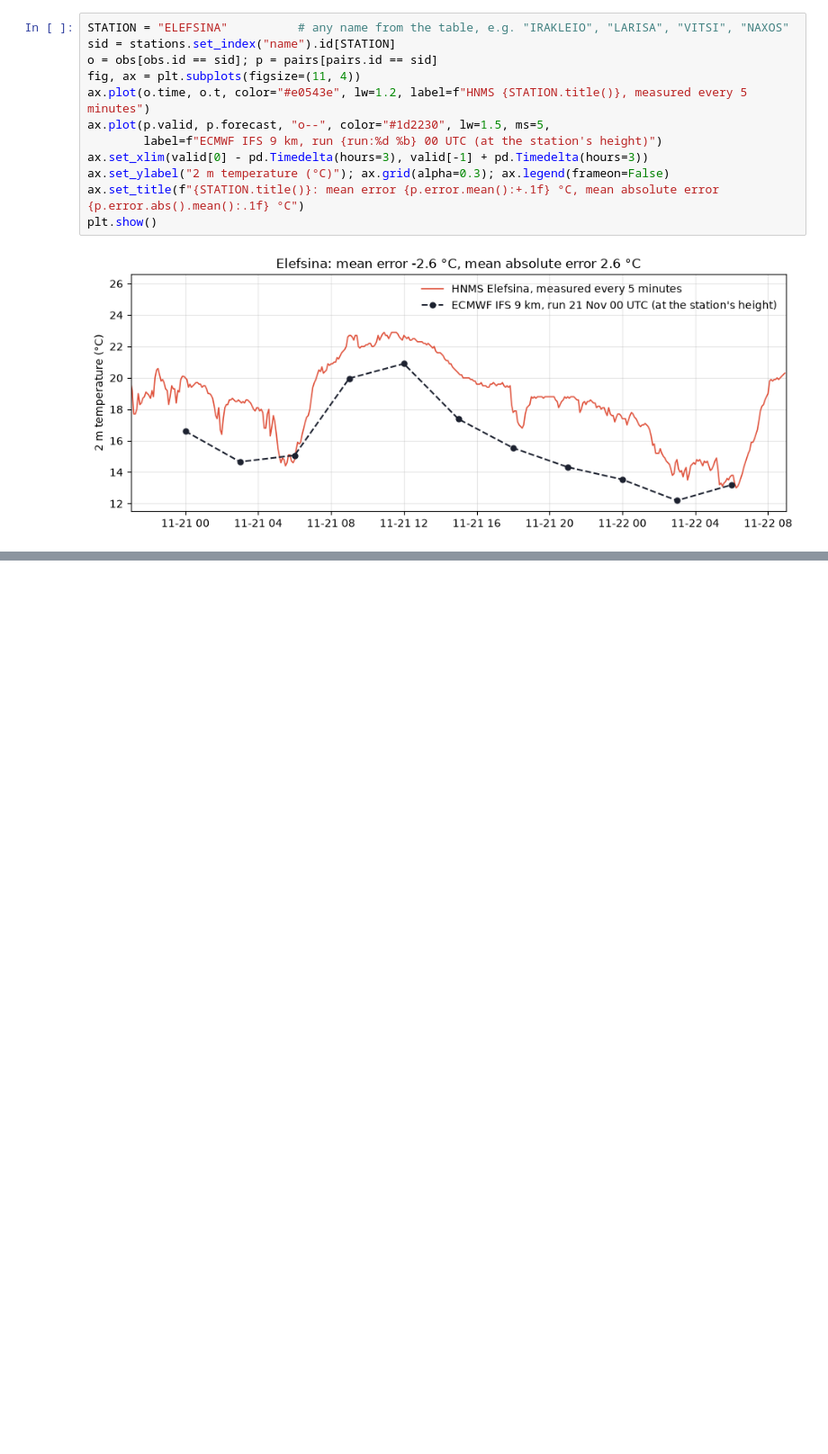
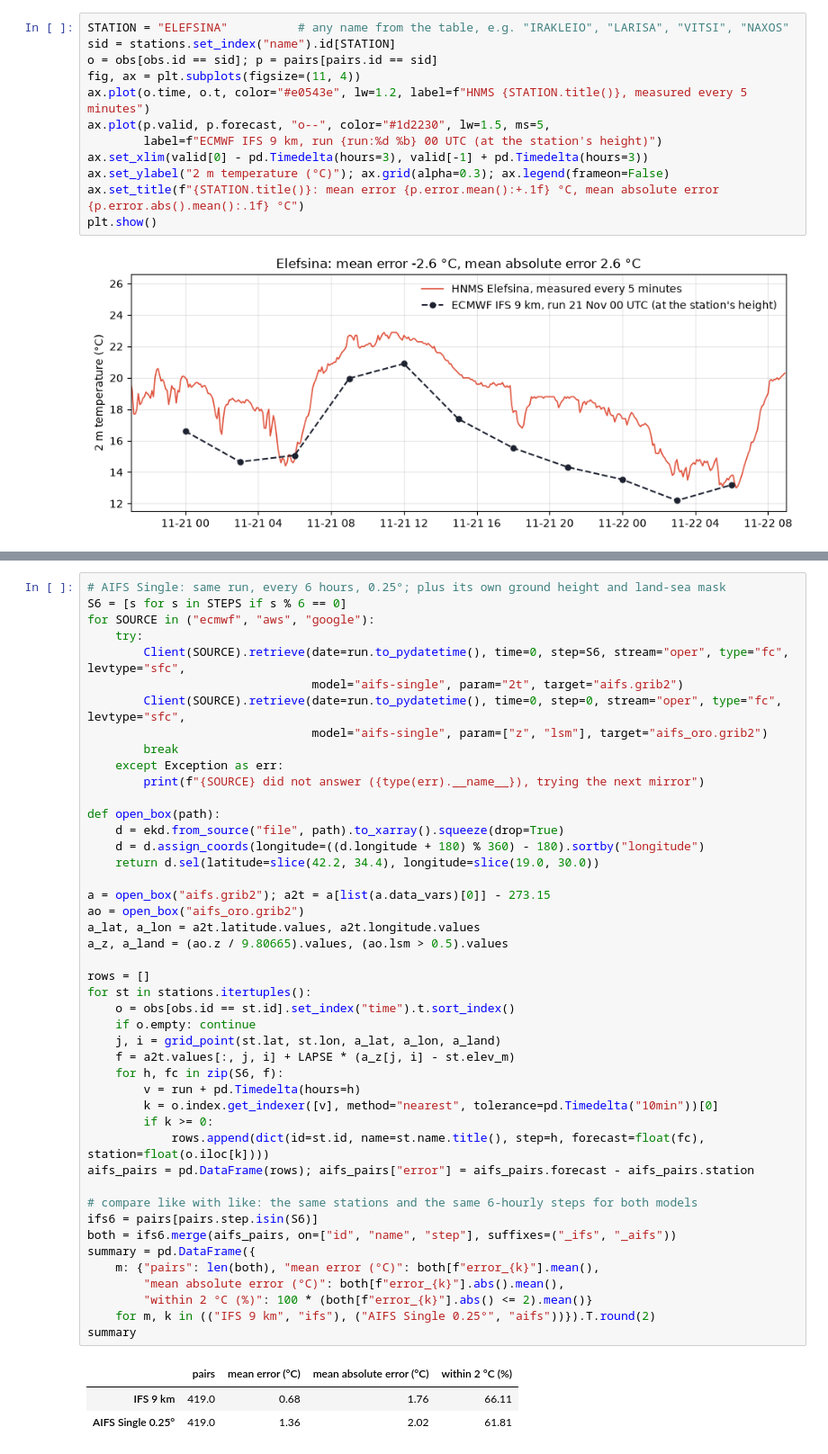
Before and after one commit to piddy376/visits-weather-notebooks, a Jupyter notebook: greece/hnms_vs_ifs.ipynb, the cells around one changed output, grey strips where cells are left out. Shown at 90% size. Cells and saved outputs as stored; diff of their text form; blank space fills up the shorter version.

```diff
--- a/greece/hnms_vs_ifs.ipynb
+++ b/greece/hnms_vs_ifs.ipynb
@@ -242,0 +254,49 @@ plt.show()
+# %%
+# AIFS Single: same run, every 6 hours, 0.25°; plus its own ground height and land-sea mask
+S6 = [s for s in STEPS if s % 6 == 0]
+for SOURCE in ("ecmwf", "aws", "google"):
+    try:
+        Client(SOURCE).retrieve(date=run.to_pydatetime(), time=0, step=S6, stream="oper", type="fc", levtype="sfc",
+                                model="aifs-single", param="2t", target="aifs.grib2")
+        Client(SOURCE).retrieve(date=run.to_pydatetime(), time=0, step=0, stream="oper", type="fc", levtype="sfc",
+                                model="aifs-single", param=["z", "lsm"], target="aifs_oro.grib2")
+        break
+    except Exception as err:
+        print(f"{SOURCE} did not answer ({type(err).__name__}), trying the next mirror")
+
+def open_box(path):
+    d = ekd.from_source("file", path).to_xarray().squeeze(drop=True)
+    d = d.assign_coords(longitude=((d.longitude + 180) % 360) - 180).sortby("longitude")
+    return d.sel(latitude=slice(42.2, 34.4), longitude=slice(19.0, 30.0))
+
+a = open_box("aifs.grib2"); a2t = a[list(a.data_vars)[0]] - 273.15
+ao = open_box("aifs_oro.grib2")
+a_lat, a_lon = a2t.latitude.values, a2t.longitude.values
+a_z, a_land = (ao.z / 9.80665).values, (ao.lsm > 0.5).values
+
+rows = []
+for st in stations.itertuples():
+    o = obs[obs.id == st.id].set_index("time").t.sort_index()
+    if o.empty: continue
+    j, i = grid_point(st.lat, st.lon, a_lat, a_lon, a_land)
+    f = a2t.values[:, j, i] + LAPSE * (a_z[j, i] - st.elev_m)
+    for h, fc in zip(S6, f):
+        v = run + pd.Timedelta(hours=h)
+        k = o.index.get_indexer([v], method="nearest", tolerance=pd.Timedelta("10min"))[0]
+        if k >= 0:
+            rows.append(dict(id=st.id, name=st.name.title(), step=h, forecast=float(fc), station=float(o.iloc[k])))
+aifs_pairs = pd.DataFrame(rows); aifs_pairs["error"] = aifs_pairs.forecast - aifs_pairs.station
+
+# compare like with like: the same stations and the same 6-hourly steps for both models
+ifs6 = pairs[pairs.step.isin(S6)]
+both = ifs6.merge(aifs_pairs, on=["id", "name", "step"], suffixes=("_ifs", "_aifs"))
+summary = pd.DataFrame({
+    m: {"pairs": len(both), "mean error (°C)": both[f"error_{k}"].mean(),
+        "mean absolute error (°C)": both[f"error_{k}"].abs().mean(),
+        "within 2 °C (%)": 100 * (both[f"error_{k}"].abs() <= 2).mean()}
+    for m, k in (("IFS 9 km", "ifs"), ("AIFS Single 0.25°", "aifs"))}).T.round(2)
+summary
+# %% [output]
+|  | pairs | mean error (°C) | mean absolute error (°C) | within 2 °C (%) |
+| IFS 9 km | 419.0 | 0.68 | 1.76 | 66.11 |
+| AIFS Single 0.25° | 419.0 | 1.36 | 2.02 | 61.81 |
```
Also changed, not shown: parts of 5 cells of this notebook, 4 other files.
